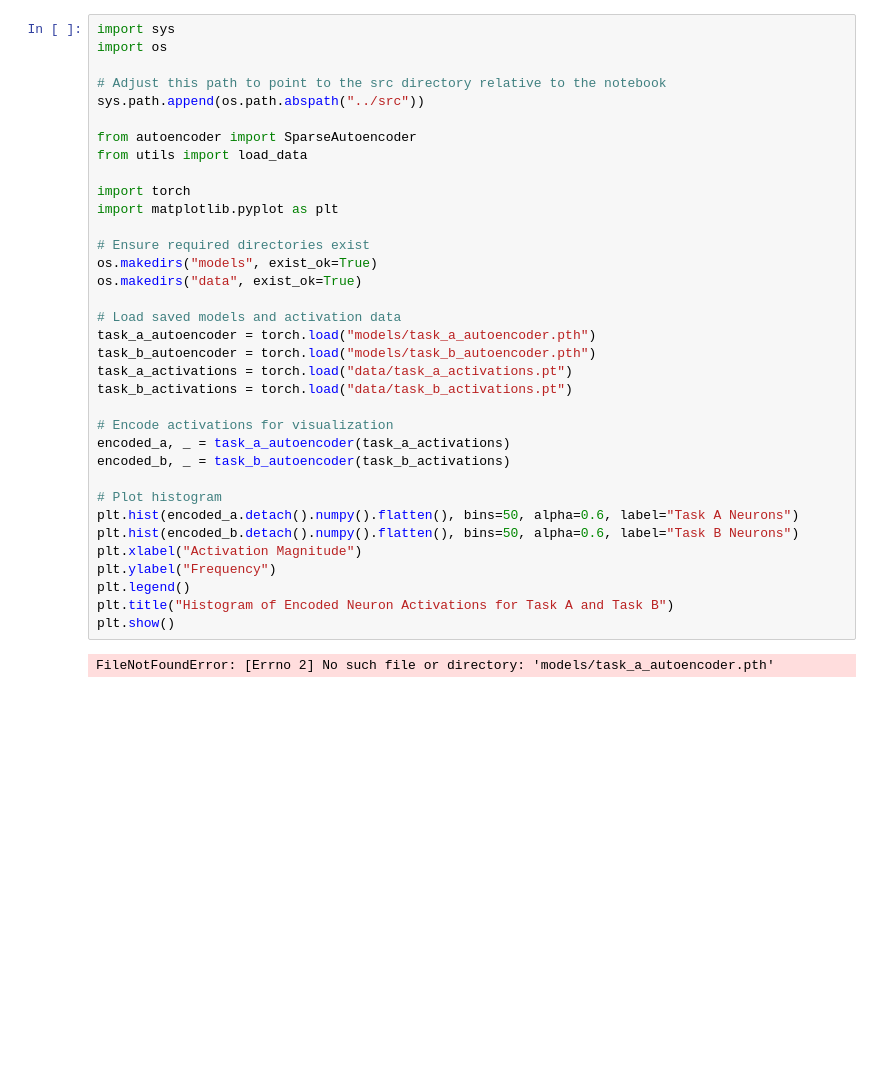
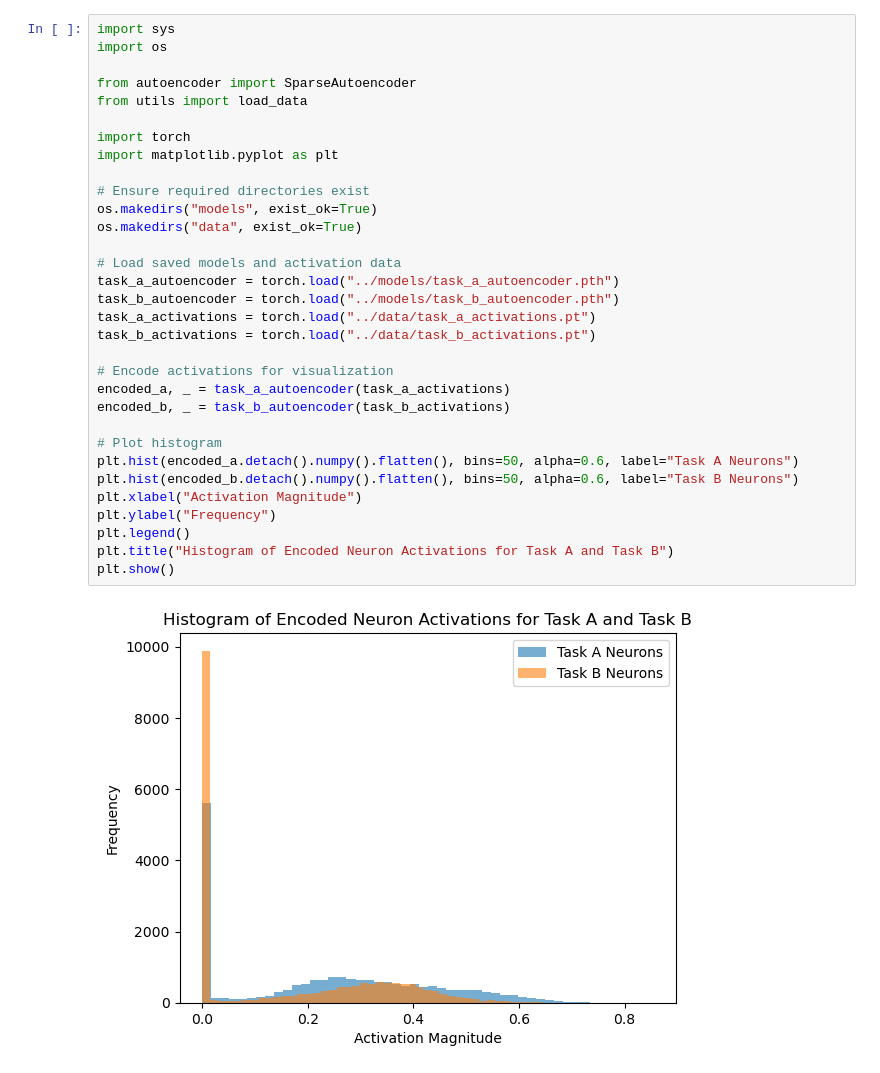
Before and after one commit to IdaCy/neuron_identify, a Jupyter notebook: notebooks/visualize_task_neurons.ipynb, the cells around one changed output. Cells and saved outputs as stored; diff of their text form; blank space fills up the shorter version.

```diff
--- a/notebooks/visualize_task_neurons.ipynb
+++ b/notebooks/visualize_task_neurons.ipynb
@@ -1,37 +1,34 @@
 # %%
 import sys
 import os
-
-# Adjust this path to point to the src directory relative to the notebook
-sys.path.append(os.path.abspath("../src"))
 
 from autoencoder import SparseAutoencoder
 from utils import load_data
 
 import torch
 import matplotlib.pyplot as plt
 
 # Ensure required directories exist
 os.makedirs("models", exist_ok=True)
 os.makedirs("data", exist_ok=True)
 
 # Load saved models and activation data
-task_a_autoencoder = torch.load("models/task_a_autoencoder.pth")
-task_b_autoencoder = torch.load("models/task_b_autoencoder.pth")
-task_a_activations = torch.load("data/task_a_activations.pt")
-task_b_activations = torch.load("data/task_b_activations.pt")
+task_a_autoencoder = torch.load("../models/task_a_autoencoder.pth")
+task_b_autoencoder = torch.load("../models/task_b_autoencoder.pth")
+task_a_activations = torch.load("../data/task_a_activations.pt")
+task_b_activations = torch.load("../data/task_b_activations.pt")
 
 # Encode activations for visualization
 encoded_a, _ = task_a_autoencoder(task_a_activations)
 encoded_b, _ = task_b_autoencoder(task_b_activations)
 
 # Plot histogram
 plt.hist(encoded_a.detach().numpy().flatten(), bins=50, alpha=0.6, label="Task A Neurons")
 plt.hist(encoded_b.detach().numpy().flatten(), bins=50, alpha=0.6, label="Task B Neurons")
 plt.xlabel("Activation Magnitude")
 plt.ylabel("Frequency")
 plt.legend()
 plt.title("Histogram of Encoded Neuron Activations for Task A and Task B")
 plt.show()
 # %% [output]
-FileNotFoundError: [Errno 2] No such file or directory: 'models/task_a_autoencoder.pth'
+[figure, added]
```
Also changed, not shown: 5 other files.
